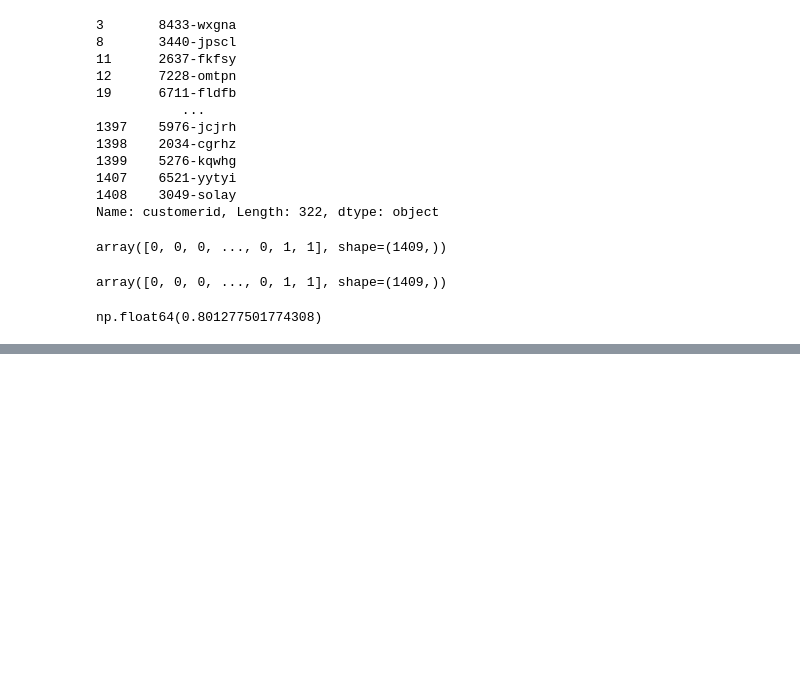
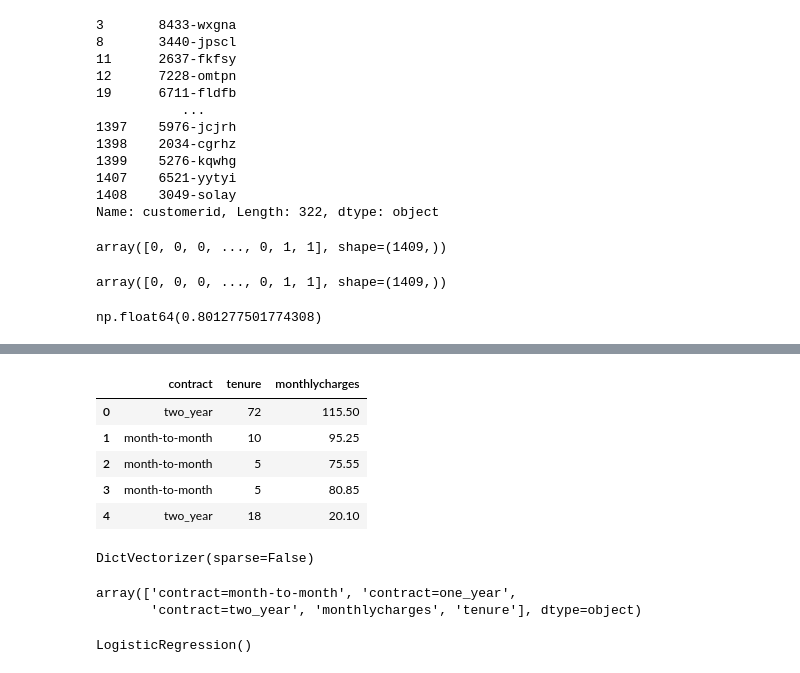
Before and after one commit to SaRvEsH-NaIr/machine-learning-zoomcamp-homework, a Jupyter notebook: 03 - Classification/churn prediction.ipynb, the cells around one changed output, grey strips where cells are left out. Cells and saved outputs as stored; diff of their text form; code cells hidden in the pictures; blank space fills up the shorter version.

```diff
--- a/03 - Classification/churn prediction.ipynb
+++ b/03 - Classification/churn prediction.ipynb
@@ -437,0 +462,11 @@ np.float64(0.801277501774308)
+# %%
+small = ['contract', 'tenure', 'monthlycharges']
+
+df_train[small].head()
+# %% [output]
+|  | contract | tenure | monthlycharges |
+| 0 | two_year | 72 | 115.50 |
+| 1 | month-to-month | 10 | 95.25 |
+| 2 | month-to-month | 5 | 75.55 |
+| 3 | month-to-month | 5 | 80.85 |
+| 4 | two_year | 18 | 20.10 |
@@ -437,0 +476,10 @@ np.float64(0.801277501774308)
+# %%
+dv_small = DictVectorizer(sparse = False)
+dv_small.fit(dicts_train_small)
+# %% [output]
+DictVectorizer(sparse=False)
+# %%
+dv_small.get_feature_names_out()
+# %% [output]
+array(['contract=month-to-month', 'contract=one_year',
+       'contract=two_year', 'monthlycharges', 'tenure'], dtype=object)
@@ -437,0 +488,5 @@ np.float64(0.801277501774308)
+# %%
+model_small = LogisticRegression()
+model_small.fit(X_train_small, y_train)
+# %% [output]
+LogisticRegression()
```
Also changed, not shown: parts of 24 cells of this notebook.
